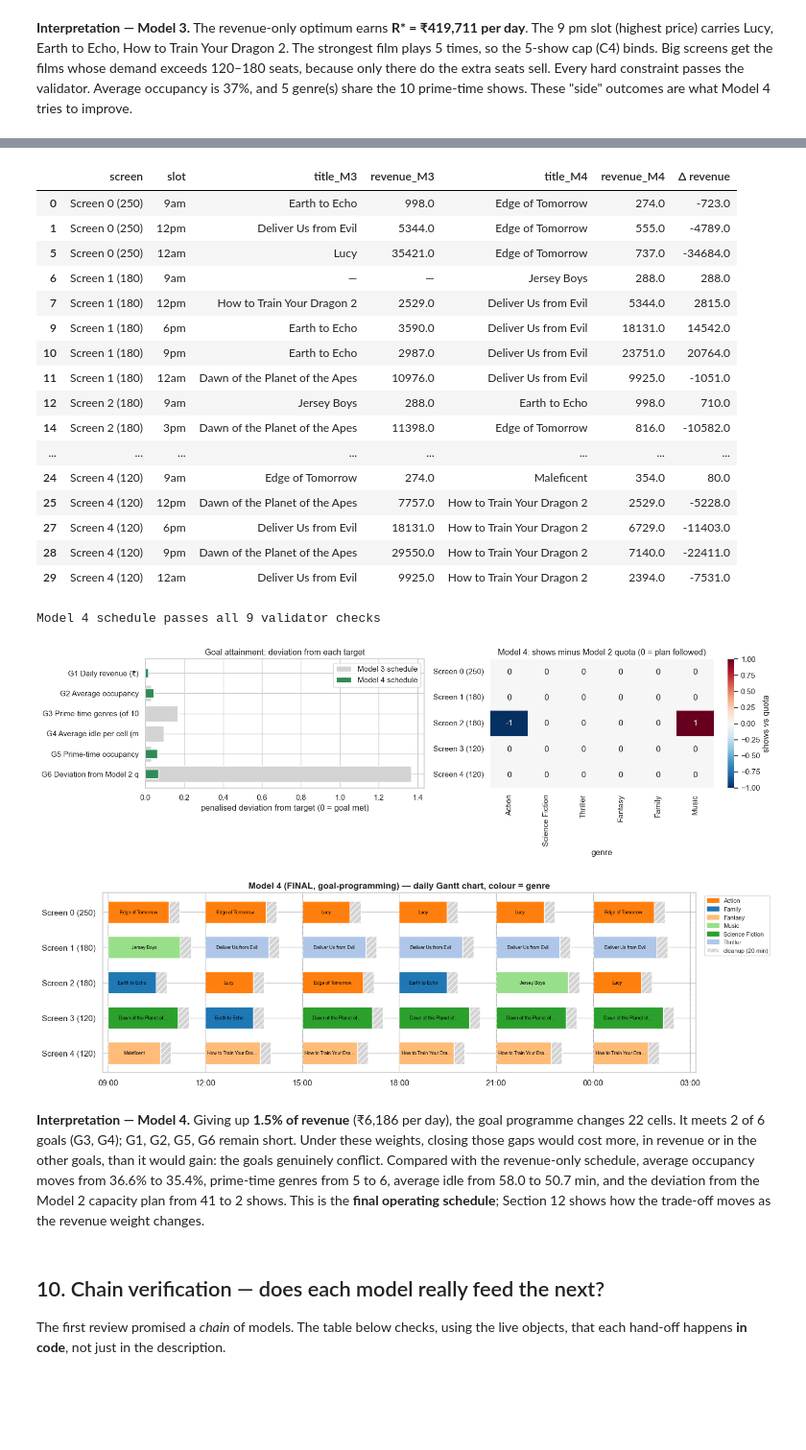
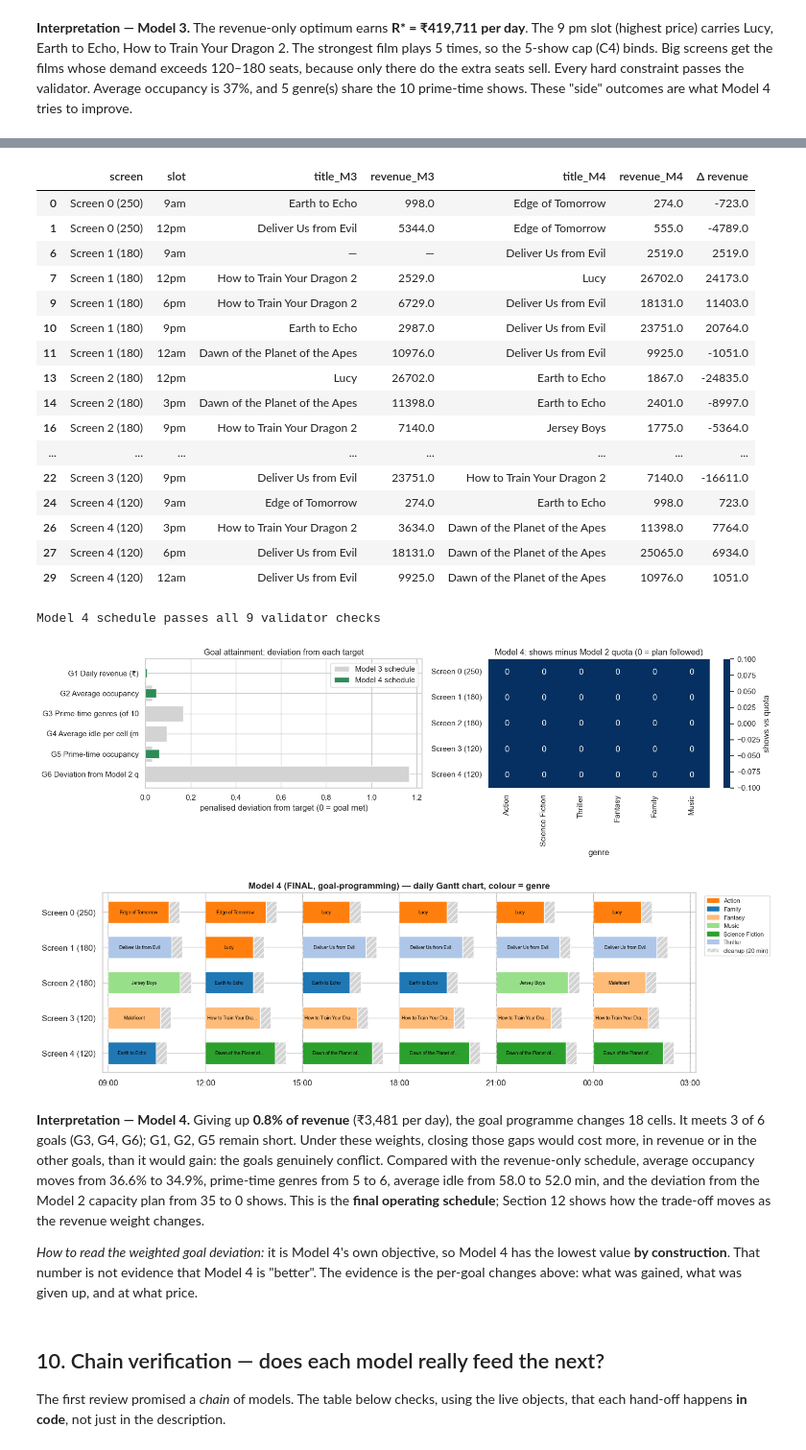
Before and after one commit to Abhishek-karthik/Multiplex_screen_scheduling, a Jupyter notebook: multiplex_screen_scheduling.ipynb, the cells around one changed output, grey strips where cells are left out. Shown at 96% size. Saved outputs shown, nothing was run; the diff lists cells and outputs as text; code cells hidden in the pictures; blank space fills up the shorter version.

```diff
--- a/multiplex_screen_scheduling.ipynb
+++ b/multiplex_screen_scheduling.ipynb
@@ -1588,5 +1234,7 @@ short. Under these weights, closing those gaps would cost more, in revenue or in
 {k_m3['avg_occupancy']:.1%} to {k_m4['avg_occupancy']:.1%}, prime-time genres from {k_m3['prime_genre_diversity']} to {k_m4['prime_genre_diversity']},
 average idle from {k_m3['avg_idle_min']:.1f} to {k_m4['avg_idle_min']:.1f} min, and the deviation from the Model 2 capacity plan from
 {k_m3['quota_deviation']:.0f} to {k_m4['quota_deviation']:.0f} shows. This is the **final operating schedule**; Section 12 shows how the
-trade-off moves as the revenue weight changes.'''))
+trade-off moves as the revenue weight changes.
+
+*How to read the weighted goal deviation:* it is Model 4's own objective, so Model 4 has the lowest value **by construction**. That number is not evidence that Model 4 is \"better\". The evidence is the per-goal changes above: what was gained, what was given up, and at what price.'''))
 # %% [output]
@@ -1594,30 +1242,32 @@ trade-off moves as the revenue weight changes.'''))
 |  | screen | slot | title_M3 | revenue_M3 | title_M4 | revenue_M4 | Δ revenue |
 | 0 | Screen 0 (250) | 9am | Earth to Echo | 998.0 | Edge of Tomorrow | 274.0 | -723.0 |
 | 1 | Screen 0 (250) | 12pm | Deliver Us from Evil | 5344.0 | Edge of Tomorrow | 555.0 | -4789.0 |
-| 5 | Screen 0 (250) | 12am | Lucy | 35421.0 | Edge of Tomorrow | 737.0 | -34684.0 |
-| 6 | Screen 1 (180) | 9am | — | — | Jersey Boys | 288.0 | 288.0 |
-| 7 | Screen 1 (180) | 12pm | How to Train Your Dragon 2 | 2529.0 | Deliver Us from Evil | 5344.0 | 2815.0 |
-| 9 | Screen 1 (180) | 6pm | Earth to Echo | 3590.0 | Deliver Us from Evil | 18131.0 | 14542.0 |
+| 6 | Screen 1 (180) | 9am | — | — | Deliver Us from Evil | 2519.0 | 2519.0 |
+| 7 | Screen 1 (180) | 12pm | How to Train Your Dragon 2 | 2529.0 | Lucy | 26702.0 | 24173.0 |
+| 9 | Screen 1 (180) | 6pm | How to Train Your Dragon 2 | 6729.0 | Deliver Us from Evil | 18131.0 | 11403.0 |
 | 10 | Screen 1 (180) | 9pm | Earth to Echo | 2987.0 | Deliver Us from Evil | 23751.0 | 20764.0 |
 | 11 | Screen 1 (180) | 12am | Dawn of the Planet of the Apes | 10976.0 | Deliver Us from Evil | 9925.0 | -1051.0 |
-| 12 | Screen 2 (180) | 9am | Jersey Boys | 288.0 | Earth to Echo | 998.0 | 710.0 |
-| 14 | Screen 2 (180) | 3pm | Dawn of the Planet of the Apes | 11398.0 | Edge of Tomorrow | 816.0 | -10582.0 |
+| 13 | Screen 2 (180) | 12pm | Lucy | 26702.0 | Earth to Echo | 1867.0 | -24835.0 |
+| 14 | Screen 2 (180) | 3pm | Dawn of the Planet of the Apes | 11398.0 | Earth to Echo | 2401.0 | -8997.0 |
+| 16 | Screen 2 (180) | 9pm | How to Train Your Dragon 2 | 7140.0 | Jersey Boys | 1775.0 | -5364.0 |
 | ... | ... | ... | ... | ... | ... | ... | ... |
-| 24 | Screen 4 (120) | 9am | Edge of Tomorrow | 274.0 | Maleficent | 354.0 | 80.0 |
-| 25 | Screen 4 (120) | 12pm | Dawn of the Planet of the Apes | 7757.0 | How to Train Your Dragon 2 | 2529.0 | -5228.0 |
-| 27 | Screen 4 (120) | 6pm | Deliver Us from Evil | 18131.0 | How to Train Your Dragon 2 | 6729.0 | -11403.0 |
-| 28 | Screen 4 (120) | 9pm | Dawn of the Planet of the Apes | 29550.0 | How to Train Your Dragon 2 | 7140.0 | -22411.0 |
-| 29 | Screen 4 (120) | 12am | Deliver Us from Evil | 9925.0 | How to Train Your Dragon 2 | 2394.0 | -7531.0 |
+| 22 | Screen 3 (120) | 9pm | Deliver Us from Evil | 23751.0 | How to Train Your Dragon 2 | 7140.0 | -16611.0 |
+| 24 | Screen 4 (120) | 9am | Edge of Tomorrow | 274.0 | Earth to Echo | 998.0 | 723.0 |
+| 26 | Screen 4 (120) | 3pm | How to Train Your Dragon 2 | 3634.0 | Dawn of the Planet of the Apes | 11398.0 | 7764.0 |
+| 27 | Screen 4 (120) | 6pm | Deliver Us from Evil | 18131.0 | Dawn of the Planet of the Apes | 25065.0 | 6934.0 |
+| 29 | Screen 4 (120) | 12am | Deliver Us from Evil | 9925.0 | Dawn of the Planet of the Apes | 10976.0 | 1051.0 |
 Model 4 schedule passes all 9 validator checks
-[figure, old version]
+[figure, new version]
-[figure, old version]
+[figure, new version]
-**Interpretation — Model 4.** Giving up **1.5% of revenue** (₹6,186 per day), the
-goal programme changes 22 cells. It meets 2 of 6 goals (G3, G4); G1, G2, G5, G6 remain
+**Interpretation — Model 4.** Giving up **0.8% of revenue** (₹3,481 per day), the
+goal programme changes 18 cells. It meets 3 of 6 goals (G3, G4, G6); G1, G2, G5 remain
 short. Under these weights, closing those gaps would cost more, in revenue or in the other goals, than it would gain: the goals genuinely conflict. Compared with the revenue-only schedule, average occupancy moves from
-36.6% to 35.4%, prime-time genres from 5 to 6,
-average idle from 58.0 to 50.7 min, and the deviation from the Model 2 capacity plan from
-41 to 2 shows. This is the **final operating schedule**; Section 12 shows how the
+36.6% to 34.9%, prime-time genres from 5 to 6,
+average idle from 58.0 to 52.0 min, and the deviation from the Model 2 capacity plan from
+35 to 0 shows. This is the **final operating schedule**; Section 12 shows how the
 trade-off moves as the revenue weight changes.
+
+*How to read the weighted goal deviation:* it is Model 4's own objective, so Model 4 has the lowest value **by construction**. That number is not evidence that Model 4 is "better". The evidence is the per-goal changes above: what was gained, what was given up, and at what price.
 # %% [markdown]
 ## 10. Chain verification — does each model really feed the next?
 
```
Also changed, not shown: parts of 56 cells of this notebook, 47 other files.
